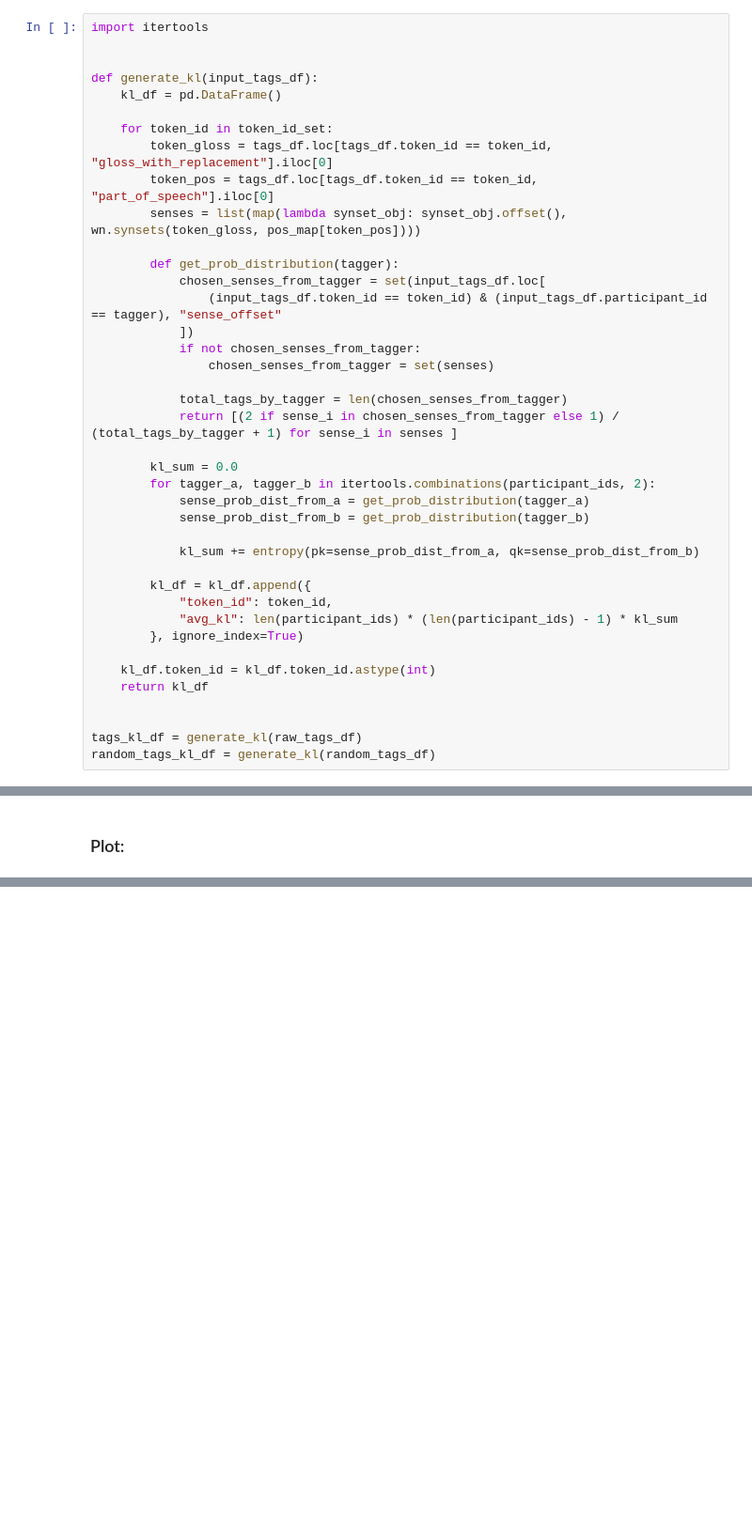
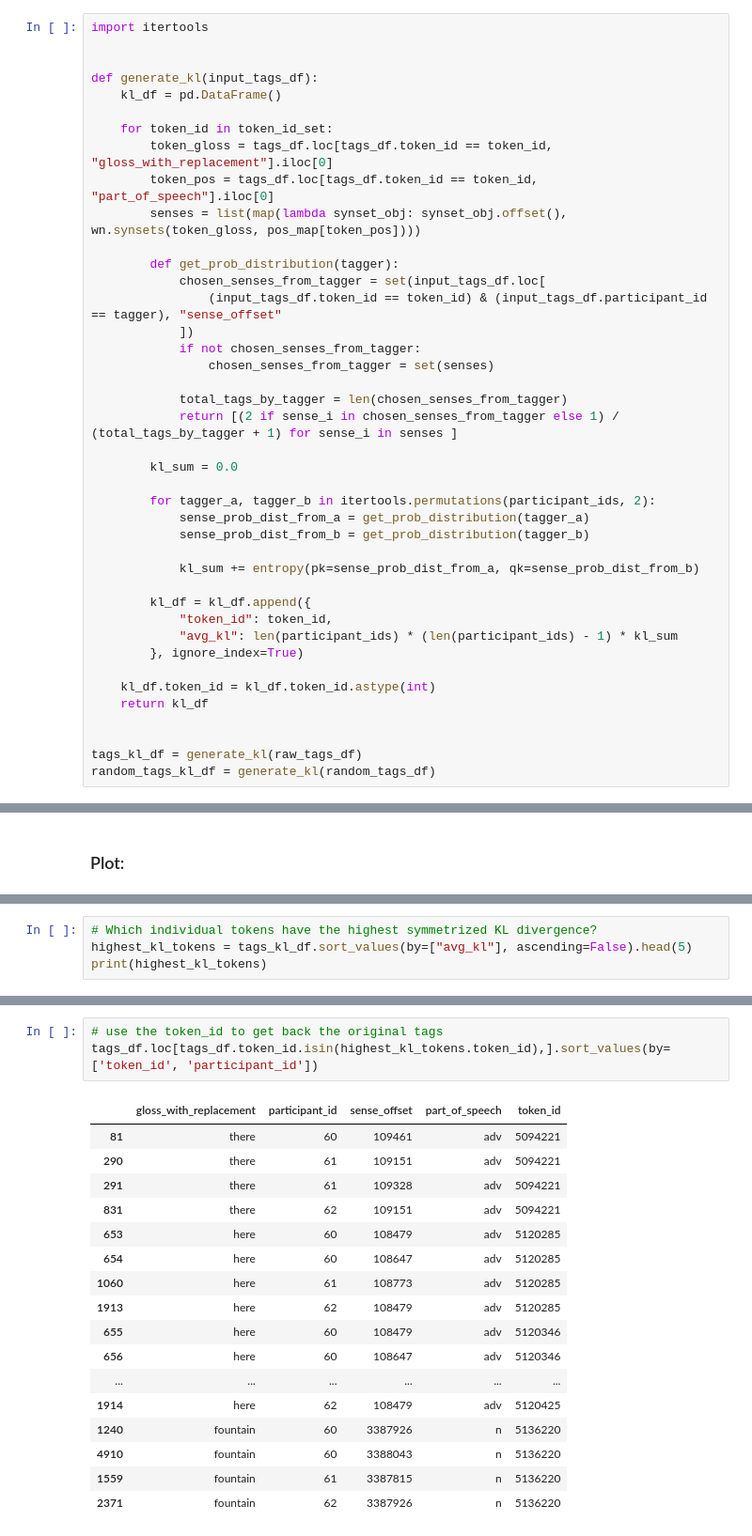
Before and after one commit to PatwinchIR/WordSense, a Jupyter notebook: ws_web/analysis/baseline.py.ipynb, the cells around one changed output, grey strips where cells are left out. Shown: that part at 94% size. Saved outputs shown, nothing was run; the diff lists cells and outputs as text; blank space fills up the shorter version.

Commit message:
made KL divergece over all permutations not pairs; added a few back-of-the-envelope calculations for scale; computed Fleiss's kappa for the 70% of tokens that have 1 tag perperson

```diff
--- a/ws_web/analysis/baseline.py.ipynb
+++ b/ws_web/analysis/baseline.py.ipynb
@@ -313,7 +332,8 @@ def generate_kl(input_tags_df):
             return [(2 if sense_i in chosen_senses_from_tagger else 1) / (total_tags_by_tagger + 1) for sense_i in senses ]
 
         kl_sum = 0.0
-        for tagger_a, tagger_b in itertools.combinations(participant_ids, 2):
+
+        for tagger_a, tagger_b in itertools.permutations(participant_ids, 2):
             sense_prob_dist_from_a = get_prob_distribution(tagger_a)
             sense_prob_dist_from_b = get_prob_distribution(tagger_b)
 
@@ -375,0 +396,4 @@ ax1.legend()
+# %%
+# Which individual tokens have the highest symmetrized KL divergence?
+highest_kl_tokens = tags_kl_df.sort_values(by=["avg_kl"], ascending=False).head(5)
+print(highest_kl_tokens)
@@ -375,0 +407,21 @@ ax1.legend()
+# %%
+# use the token_id to get back the original tags
+tags_df.loc[tags_df.token_id.isin(highest_kl_tokens.token_id),].sort_values(by=['token_id', 'participant_id'])
+# %% [output]
+|  | gloss_with_replacement | participant_id | sense_offset | part_of_speech | token_id |
+| 81 | there | 60 | 109461 | adv | 5094221 |
+| 290 | there | 61 | 109151 | adv | 5094221 |
+| 291 | there | 61 | 109328 | adv | 5094221 |
+| 831 | there | 62 | 109151 | adv | 5094221 |
+| 653 | here | 60 | 108479 | adv | 5120285 |
+| 654 | here | 60 | 108647 | adv | 5120285 |
+| 1060 | here | 61 | 108773 | adv | 5120285 |
+| 1913 | here | 62 | 108479 | adv | 5120285 |
+| 655 | here | 60 | 108479 | adv | 5120346 |
+| 656 | here | 60 | 108647 | adv | 5120346 |
+| ... | ... | ... | ... | ... | ... |
+| 1914 | here | 62 | 108479 | adv | 5120425 |
+| 1240 | fountain | 60 | 3387926 | n | 5136220 |
+| 4910 | fountain | 60 | 3388043 | n | 5136220 |
+| 1559 | fountain | 61 | 3387815 | n | 5136220 |
+| 2371 | fountain | 62 | 3387926 | n | 5136220 |
```
Also changed, not shown: parts of 25 cells of this notebook.
